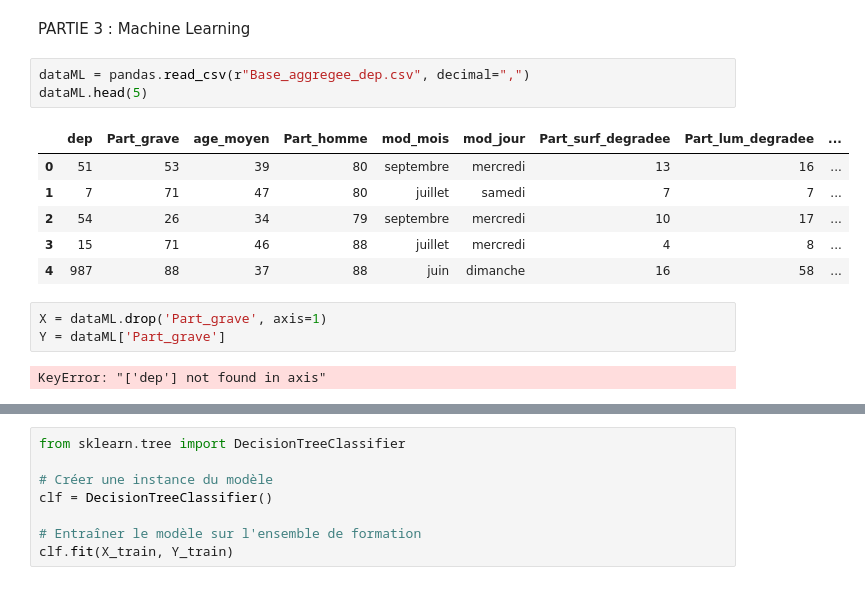
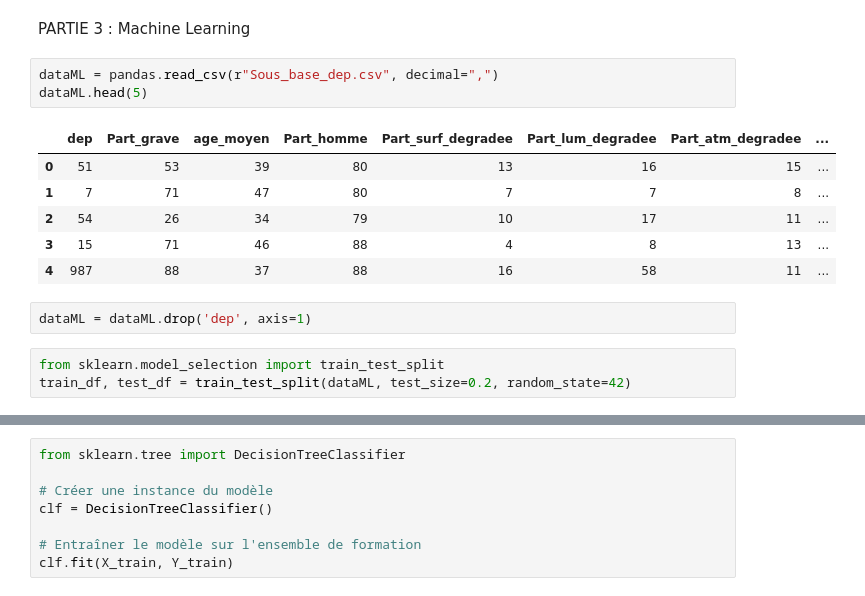
Before and after one commit to LeaBarreau/Data_visualisation, a Jupyter notebook: Notebook.ipynb, the cells around one changed output, grey strips where cells are left out. Cells and saved outputs as stored; diff of their text form.

```diff
--- a/Notebook.ipynb
+++ b/Notebook.ipynb
@@ -501,17 +501,17 @@ m
 # %% [markdown]
 PARTIE 3 : Machine Learning
 # %%
-dataML = pandas.read_csv(r"Base_aggregee_dep.csv", decimal=",")
+dataML = pandas.read_csv(r"Sous_base_dep.csv", decimal=",")
 dataML.head(5)
 # %% [output]
-|  | dep | Part_grave | age_moyen | Part_homme | mod_mois | mod_jour | Part_surf_degradee | Part_lum_degradee | ... |
-| 0 | 51 | 53 | 39 | 80 | septembre | mercredi | 13 | 16 | ... |
-| 1 | 7 | 71 | 47 | 80 | juillet | samedi | 7 | 7 | ... |
-| 2 | 54 | 26 | 34 | 79 | septembre | mercredi | 10 | 17 | ... |
-| 3 | 15 | 71 | 46 | 88 | juillet | mercredi | 4 | 8 | ... |
-| 4 | 987 | 88 | 37 | 88 | juin | dimanche | 16 | 58 | ... |
+|  | dep | Part_grave | age_moyen | Part_homme | Part_surf_degradee | Part_lum_degradee | Part_atm_degradee | ... |
+| 0 | 51 | 53 | 39 | 80 | 13 | 16 | 15 | ... |
+| 1 | 7 | 71 | 47 | 80 | 7 | 7 | 8 | ... |
+| 2 | 54 | 26 | 34 | 79 | 10 | 17 | 11 | ... |
+| 3 | 15 | 71 | 46 | 88 | 4 | 8 | 13 | ... |
+| 4 | 987 | 88 | 37 | 88 | 16 | 58 | 11 | ... |
 # %%
-X = dataML.drop('Part_grave', axis=1)
-Y = dataML['Part_grave']
+dataML = dataML.drop('dep', axis=1)
-# %% [output]
-KeyError: "['dep'] not found in axis"
+# %%
+from sklearn.model_selection import train_test_split
+train_df, test_df = train_test_split(dataML, test_size=0.2, random_state=42)
```
Also changed, not shown: parts of 4 cells of this notebook, 1 other file.
